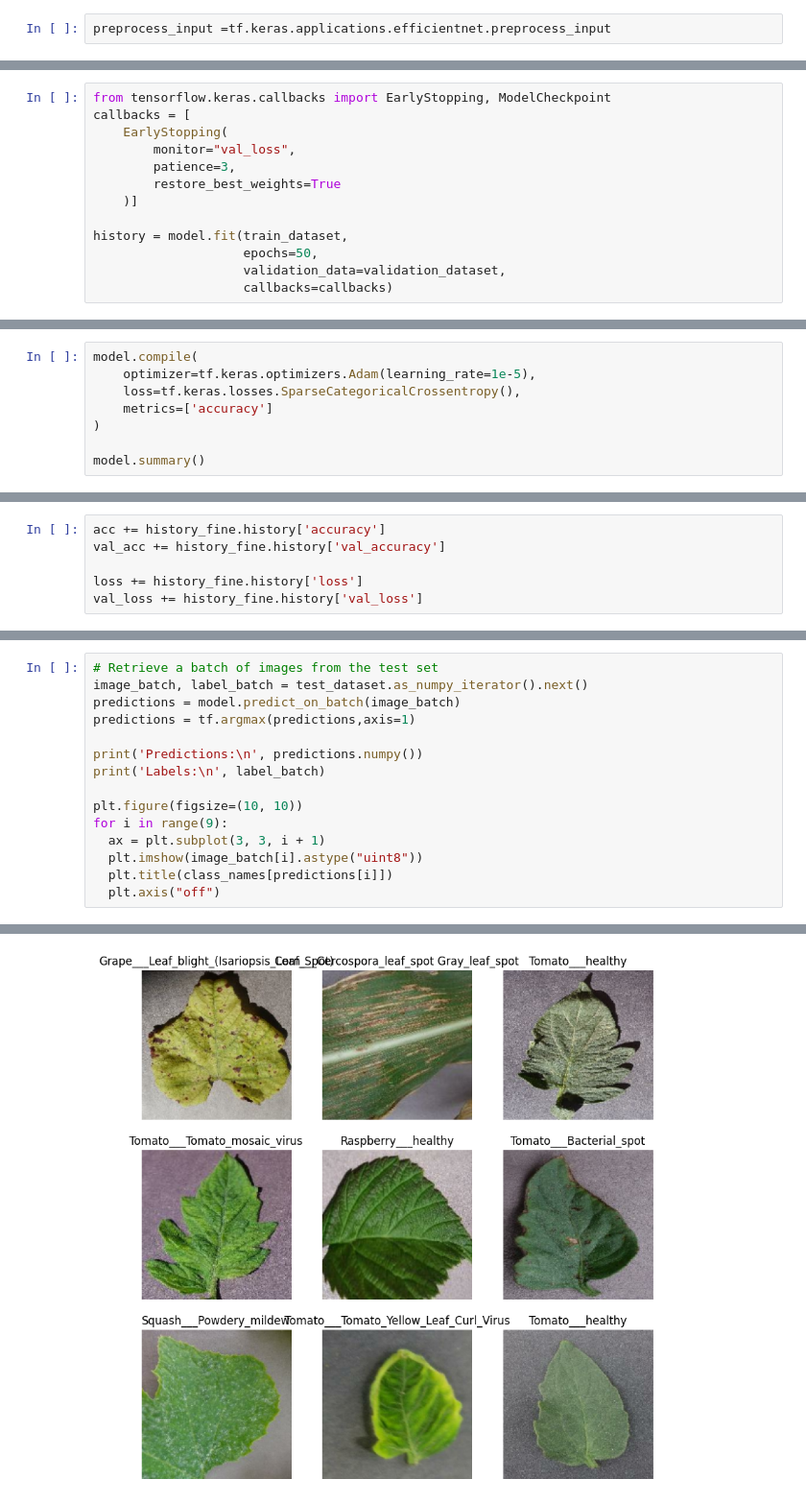
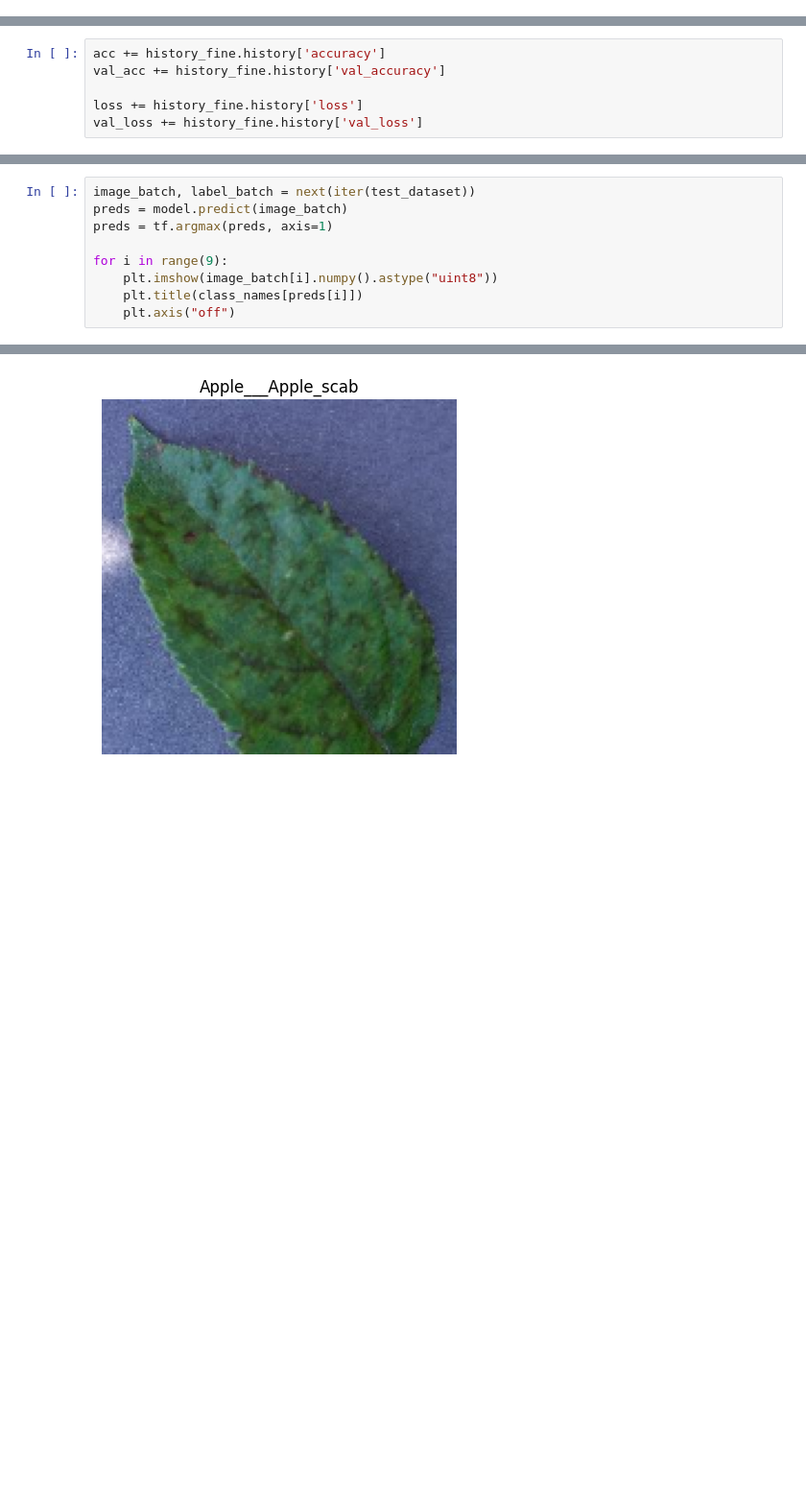
Before and after one commit to Ashish094562/plant-disease-streamlit, a Jupyter notebook: Plant_Disease_Recognition.ipynb, the cells around one changed output, grey strips where cells are left out. Shown at 96% size. Drawn from its saved outputs; the diff is of its cells as text; blank space fills up the shorter version.

```diff
--- a/Plant_Disease_Recognition.ipynb
+++ b/Plant_Disease_Recognition.ipynb
@@ -118,2 +97,0 @@ test_dataset = test_dataset.prefetch(buffer_size=AUTOTUNE)
-# %%
-preprocess_input =tf.keras.applications.efficientnet.preprocess_input
@@ -230,13 +204,0 @@ initial accuracy: 0.03
-# %%
-from tensorflow.keras.callbacks import EarlyStopping, ModelCheckpoint
-callbacks = [
-    EarlyStopping(
-        monitor="val_loss",
-        patience=3,
-        restore_best_weights=True
-    )]
-
-history = model.fit(train_dataset,
-                    epochs=50,
-                    validation_data=validation_dataset,
-                    callbacks=callbacks)
@@ -302,8 +231,0 @@ Number of layers in the base model:  475
-# %%
-model.compile(
-    optimizer=tf.keras.optimizers.Adam(learning_rate=1e-5),
-    loss=tf.keras.losses.SparseCategoricalCrossentropy(),
-    metrics=['accuracy']
-)
-
-model.summary()
@@ -400,16 +323,10 @@ Test accuracy : 0.9860570430755615
 # %%
-# Retrieve a batch of images from the test set
-image_batch, label_batch = test_dataset.as_numpy_iterator().next()
-predictions = model.predict_on_batch(image_batch)
-predictions = tf.argmax(predictions,axis=1)
+image_batch, label_batch = next(iter(test_dataset))
+preds = model.predict(image_batch)
+preds = tf.argmax(preds, axis=1)
 
-print('Predictions:\n', predictions.numpy())
-print('Labels:\n', label_batch)
-
-plt.figure(figsize=(10, 10))
 for i in range(9):
-  ax = plt.subplot(3, 3, i + 1)
-  plt.imshow(image_batch[i].astype("uint8"))
-  plt.title(class_names[predictions[i]])
-  plt.axis("off")
+    plt.imshow(image_batch[i].numpy().astype("uint8"))
+    plt.title(class_names[preds[i]])
+    plt.axis("off")
 # %% [output]
@@ -422,2 +334,2 @@ Labels:
-[figure, old version]
+[figure, new version]
 # %%
```
Also changed, not shown: parts of 30 cells of this notebook.
